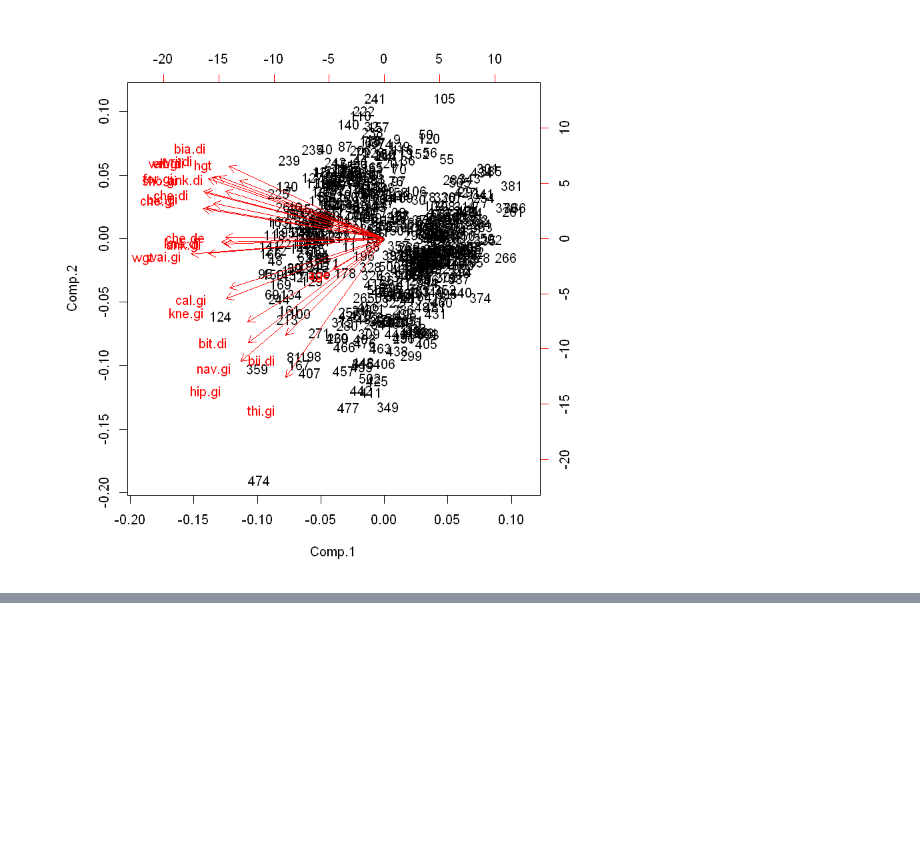
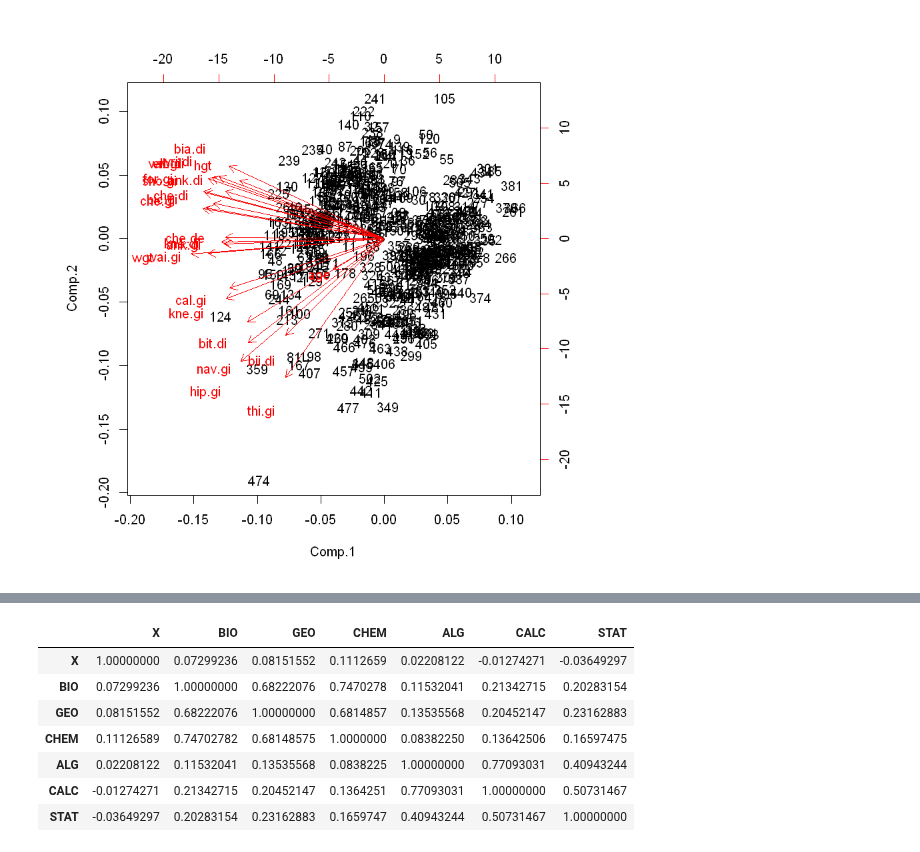
Before and after one commit to iamjz/R-Data, a Jupyter notebook: DimensionReduction.ipynb, the cells around one changed output, grey strips where cells are left out. Saved outputs shown, nothing was run; the diff lists cells and outputs as text; code cells hidden in the pictures; blank space fills up the shorter version.

```diff
--- a/DimensionReduction.ipynb
+++ b/DimensionReduction.ipynb
@@ -149,0 +183,11 @@ A biplot uses points to represent the scores of the observations on the principa
+# %%
+cor(students)
+# %% [output]
+|  | X | BIO | GEO | CHEM | ALG | CALC | STAT |
+| X | 1.00000000 | 0.07299236 | 0.08151552 | 0.1112659 | 0.02208122 | -0.01274271 | -0.03649297 |
+| BIO | 0.07299236 | 1.00000000 | 0.68222076 | 0.7470278 | 0.11532041 | 0.21342715 | 0.20283154 |
+| GEO | 0.08151552 | 0.68222076 | 1.00000000 | 0.6814857 | 0.13535568 | 0.20452147 | 0.23162883 |
+| CHEM | 0.11126589 | 0.74702782 | 0.68148575 | 1.0000000 | 0.08382250 | 0.13642506 | 0.16597475 |
+| ALG | 0.02208122 | 0.11532041 | 0.13535568 | 0.0838225 | 1.00000000 | 0.77093031 | 0.40943244 |
+| CALC | -0.01274271 | 0.21342715 | 0.20452147 | 0.1364251 | 0.77093031 | 1.00000000 | 0.50731467 |
+| STAT | -0.03649297 | 0.20283154 | 0.23162883 | 0.1659747 | 0.40943244 | 0.50731467 | 1.00000000 |
```
Also changed, not shown: parts of 11 cells of this notebook, 1 other file.
